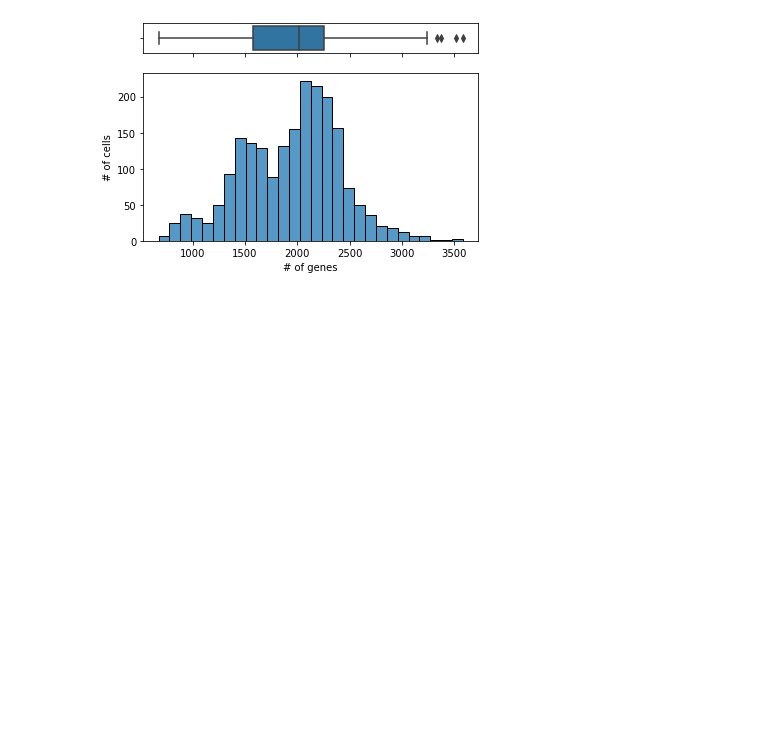
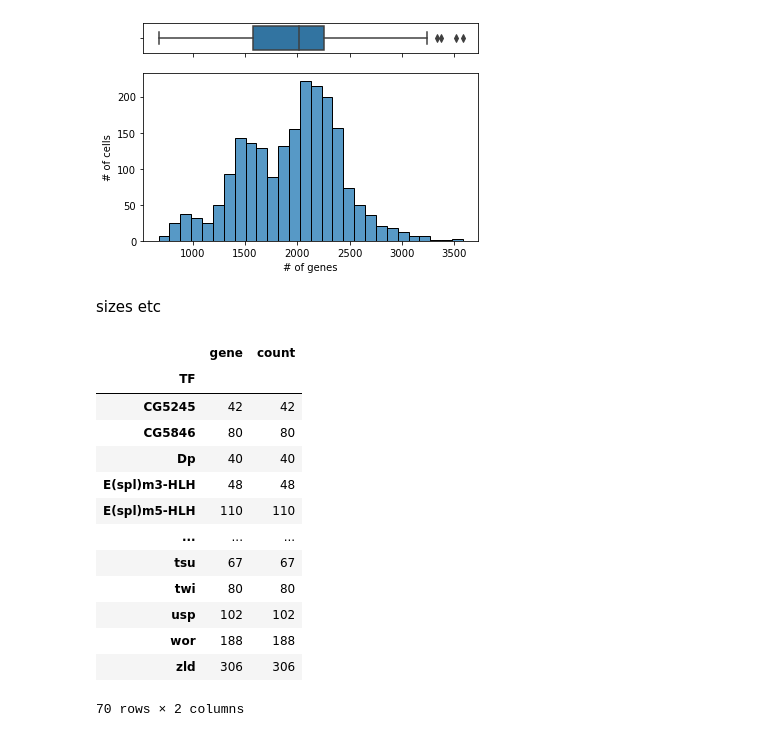
Before and after one commit to ozlembahar/devo-grn, a Jupyter notebook: notebooks/exploratory.ipynb, the cells around one changed output. Cells and saved outputs as stored; diff of their text form; code cells hidden in the pictures; blank space fills up the shorter version.

Commit message:
processing results

```diff
--- a/notebooks/exploratory.ipynb
+++ b/notebooks/exploratory.ipynb
@@ -77,3 +77,24 @@ ax_hist.set(xlabel='# of genes', ylabel='# of cells')
 plt.show()
 # %% [output]
 [figure]
+# %% [markdown]
+sizes etc
+# %%
+gene_counts_df = pd.read_csv("../results/gene_counts.csv")
+# %%
+gene_counts_df.groupby("TF").count()
+# %% [output]
+|  | gene | count |
+| TF |  |  |
+| CG5245 | 42 | 42 |
+| CG5846 | 80 | 80 |
+| Dp | 40 | 40 |
+| E(spl)m3-HLH | 48 | 48 |
+| E(spl)m5-HLH | 110 | 110 |
+| ... | ... | ... |
+| tsu | 67 | 67 |
+| twi | 80 | 80 |
+| usp | 102 | 102 |
+| wor | 188 | 188 |
+| zld | 306 | 306 |
+70 rows × 2 columns
```
Also changed, not shown: parts of 2 cells of this notebook, 12 other files.
